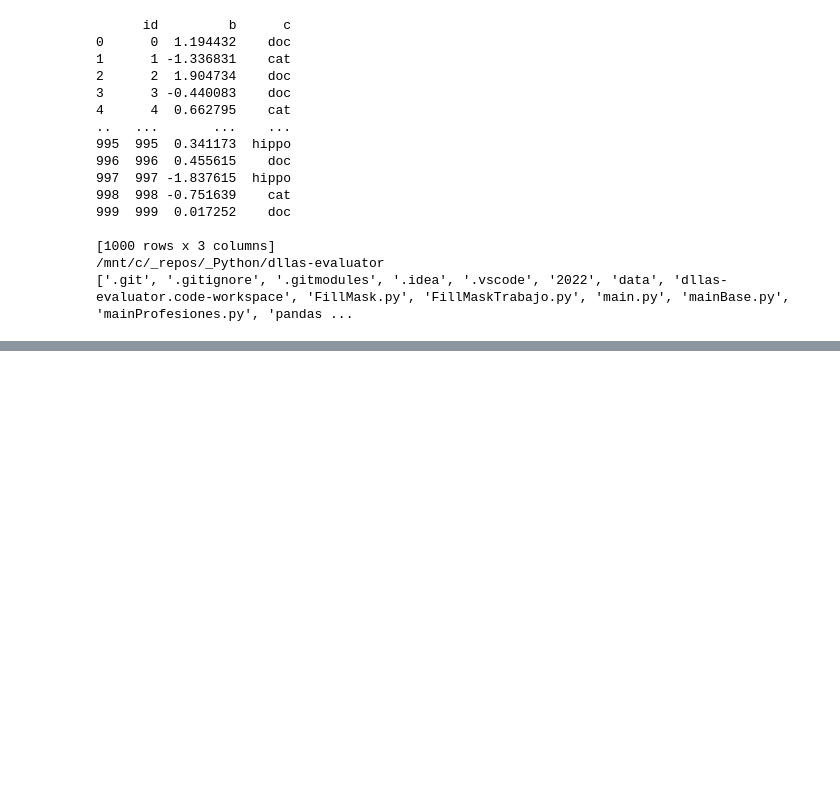
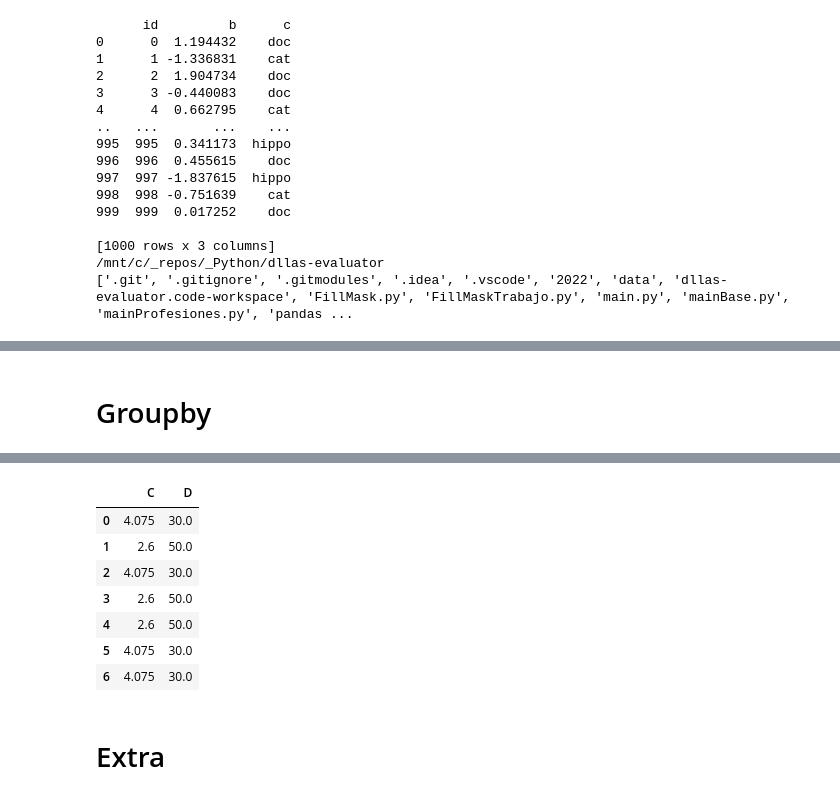
Before and after one commit to IsGarrido/Evaluating-Gender-Bias-in-Spanish-Deep-Learning-Models, a Jupyter notebook: pandas.ipynb, the cells around one changed output, grey strips where cells are left out. Cells and saved outputs as stored; diff of their text form; code cells hidden in the pictures; blank space fills up the shorter version.

```diff
--- a/pandas.ipynb
+++ b/pandas.ipynb
@@ -621,0 +1032,67 @@ print(pets)
+# %% [markdown]
+# Groupby
+# %%
+df = pd.DataFrame({
+    'A': ['foo', 'bar', 'foo', 'bar', 'bar', 'foo', 'foo'],
+    'B': [False, True, False, True, True, True, True],
+    'C': [2.1, 1.9, 3.6, 4.0, 1.9, 7.8, 2.8],
+    'D': [50, np.nan, 30, 90, 10, np.nan, 10]
+}).convert_dtypes()
+
+print(df)
+
+x = df.groupby( by = 'A' ) # Partition by diff values on A
+print(x)
+
+
+x = df.groupby( by = ['A', 'B'] ) # Partition by diff values on A,B
+print(x.groups)
+print(x.ngroup())
+
+# Creamos un valor calculado, mantiene el indicie y el número de valores
+wholes = df.C.apply(np.floor)
+print(wholes)
+# Agrupamos por el valor calculado, lo hace gracias al indice
+by_wholes = df.groupby(wholes)
+print(by_wholes.groups)
+
+y = df.groupby('A')['C'].sum()
+# y = df.groupby('A') <- Dataframe groupby object
+# y = df.groupby('A')['C'] <- Isolate column C on the grouping
+# y = df.groupby('A')['C'].sum() -> Sum of C by groups (series)
+print(y)
+
+# Pandas a series of series, allow to grab value by col key
+y = df.groupby('A')[['C']].sum()
+print(y)
+
+y = df.groupby('A')[['C', 'D']].sum()
+print(y)
+
+y = df.groupby('A')[['C', 'D']].agg('sum')
+print(y)
+
+y = df.groupby('A')[['C', 'D']].agg({'C': np.sum, 'D': ['mean', 'var']})
+print(y)
+
+y = df.groupby(['A', 'B'])[['D']].mean()
+print(y)
+
+y = df.groupby(by=['B', 'D'], dropna=False).agg({'C':['min', 'max']})
+print(y)
+
+y = df.groupby(by=['B', 'D'], dropna=False).agg(
+    C_min=('C', 'min'),
+    C_max=('C', np.max)
+)
+print(y)
+
+y = df.groupby('A')['C'].transform(lambda x: x.sort_values())
+y = df.groupby('A')['C'].transform(lambda x: pd.Series.sort_values)
+print(y)
+
+df['C_sorted_within_A'] = df.groupby('A')['C'].transform(pd.Series.sort_values)
+print(df)
+
+df.groupby('A')[['C', 'D']].transform('mean')
+# %% [output]
@@ -621,0 +1116,10 @@ print(pets)
+|  | C | D |
+| 0 | 4.075 | 30.0 |
+| 1 | 2.6 | 50.0 |
+| 2 | 4.075 | 30.0 |
+| 3 | 2.6 | 50.0 |
+| 4 | 2.6 | 50.0 |
+| 5 | 4.075 | 30.0 |
+| 6 | 4.075 | 30.0 |
+# %% [markdown]
+# Extra
```
Also changed, not shown: parts of 13 cells of this notebook, 29 other files.
